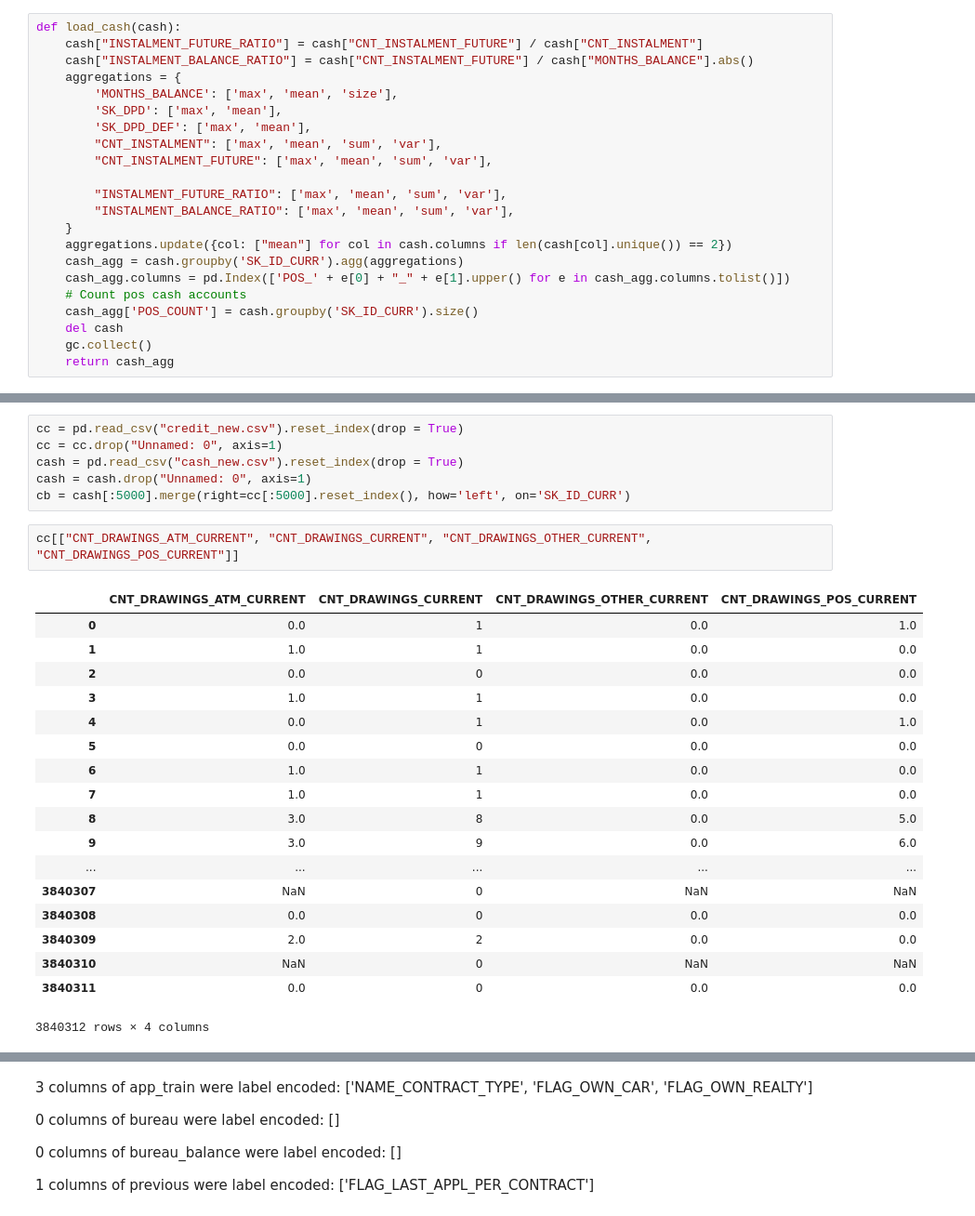
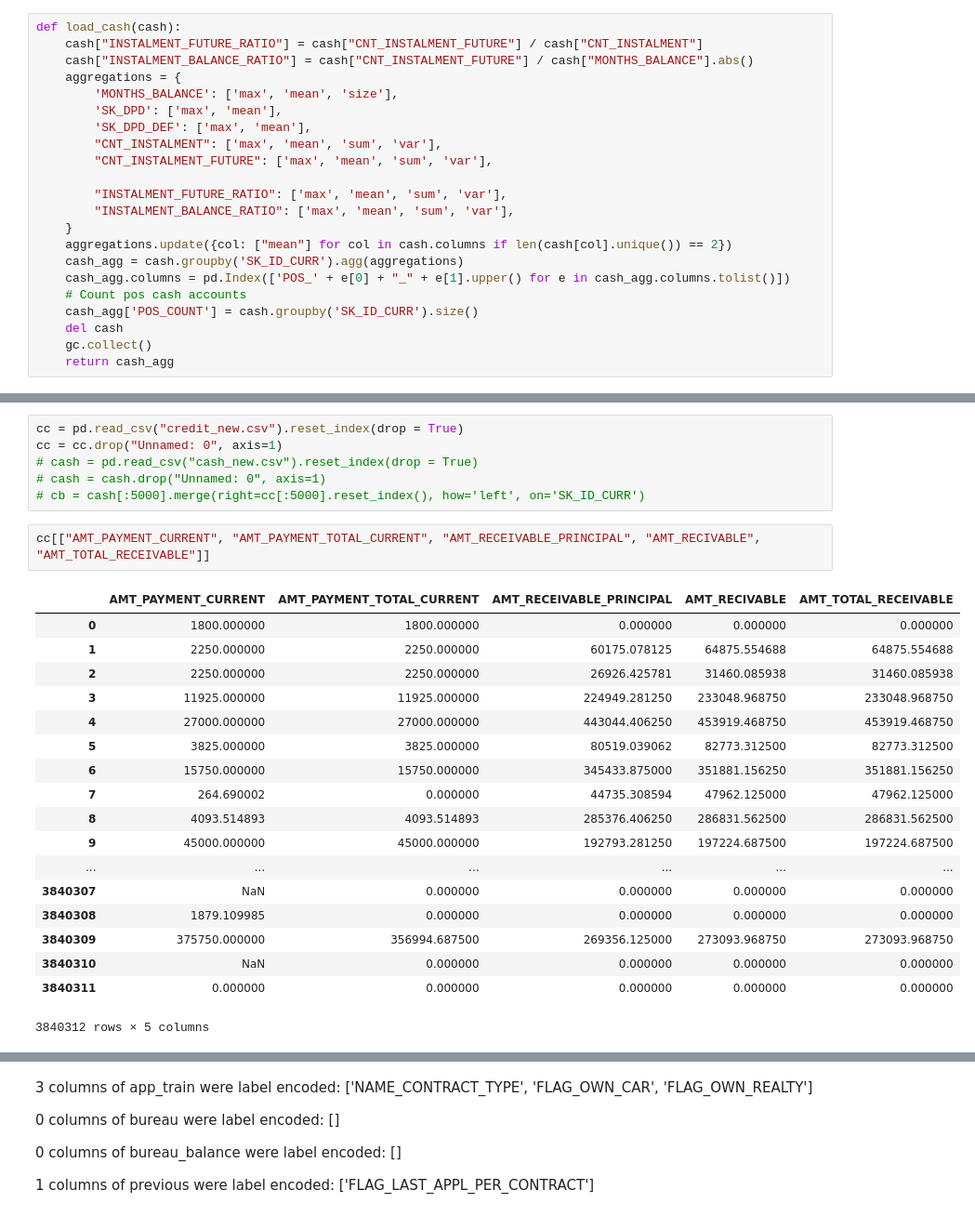
Before and after one commit to yiqiyu/homecredit, a Jupyter notebook: manual_feature_engineering.ipynb, the cells around one changed output, grey strips where cells are left out. Shown: that part at 93% size. Saved outputs shown, nothing was run; the diff lists cells and outputs as text.

```diff
--- a/manual_feature_engineering.ipynb
+++ b/manual_feature_engineering.ipynb
@@ -382,27 +392,27 @@ def load_credit(credit):
 # %%
 cc = pd.read_csv("credit_new.csv").reset_index(drop = True)
 cc = cc.drop("Unnamed: 0", axis=1)
-cash = pd.read_csv("cash_new.csv").reset_index(drop = True)
-cash = cash.drop("Unnamed: 0", axis=1)
-cb = cash[:5000].merge(right=cc[:5000].reset_index(), how='left', on='SK_ID_CURR')
+# cash = pd.read_csv("cash_new.csv").reset_index(drop = True)
+# cash = cash.drop("Unnamed: 0", axis=1)
+# cb = cash[:5000].merge(right=cc[:5000].reset_index(), how='left', on='SK_ID_CURR')
-# %%
-cc[["CNT_DRAWINGS_ATM_CURRENT", "CNT_DRAWINGS_CURRENT", "CNT_DRAWINGS_OTHER_CURRENT", "CNT_DRAWINGS_POS_CURRENT"]]
-# %% [output]
-|  | CNT_DRAWINGS_ATM_CURRENT | CNT_DRAWINGS_CURRENT | CNT_DRAWINGS_OTHER_CURRENT | CNT_DRAWINGS_POS_CURRENT |
-| 0 | 0.0 | 1 | 0.0 | 1.0 |
-| 1 | 1.0 | 1 | 0.0 | 0.0 |
-| 2 | 0.0 | 0 | 0.0 | 0.0 |
-| 3 | 1.0 | 1 | 0.0 | 0.0 |
-| 4 | 0.0 | 1 | 0.0 | 1.0 |
-| 5 | 0.0 | 0 | 0.0 | 0.0 |
-| 6 | 1.0 | 1 | 0.0 | 0.0 |
-| 7 | 1.0 | 1 | 0.0 | 0.0 |
-| 8 | 3.0 | 8 | 0.0 | 5.0 |
-| 9 | 3.0 | 9 | 0.0 | 6.0 |
-| ... | ... | ... | ... | ... |
-| 3840307 | NaN | 0 | NaN | NaN |
-| 3840308 | 0.0 | 0 | 0.0 | 0.0 |
-| 3840309 | 2.0 | 2 | 0.0 | 0.0 |
-| 3840310 | NaN | 0 | NaN | NaN |
-| 3840311 | 0.0 | 0 | 0.0 | 0.0 |
-3840312 rows × 4 columns
+# %%
+cc[["AMT_PAYMENT_CURRENT", "AMT_PAYMENT_TOTAL_CURRENT", "AMT_RECEIVABLE_PRINCIPAL", "AMT_RECIVABLE", "AMT_TOTAL_RECEIVABLE"]]
+# %% [output]
+|  | AMT_PAYMENT_CURRENT | AMT_PAYMENT_TOTAL_CURRENT | AMT_RECEIVABLE_PRINCIPAL | AMT_RECIVABLE | AMT_TOTAL_RECEIVABLE |
+| 0 | 1800.000000 | 1800.000000 | 0.000000 | 0.000000 | 0.000000 |
+| 1 | 2250.000000 | 2250.000000 | 60175.078125 | 64875.554688 | 64875.554688 |
+| 2 | 2250.000000 | 2250.000000 | 26926.425781 | 31460.085938 | 31460.085938 |
+| 3 | 11925.000000 | 11925.000000 | 224949.281250 | 233048.968750 | 233048.968750 |
+| 4 | 27000.000000 | 27000.000000 | 443044.406250 | 453919.468750 | 453919.468750 |
+| 5 | 3825.000000 | 3825.000000 | 80519.039062 | 82773.312500 | 82773.312500 |
+| 6 | 15750.000000 | 15750.000000 | 345433.875000 | 351881.156250 | 351881.156250 |
+| 7 | 264.690002 | 0.000000 | 44735.308594 | 47962.125000 | 47962.125000 |
+| 8 | 4093.514893 | 4093.514893 | 285376.406250 | 286831.562500 | 286831.562500 |
+| 9 | 45000.000000 | 45000.000000 | 192793.281250 | 197224.687500 | 197224.687500 |
+| ... | ... | ... | ... | ... | ... |
+| 3840307 | NaN | 0.000000 | 0.000000 | 0.000000 | 0.000000 |
+| 3840308 | 1879.109985 | 0.000000 | 0.000000 | 0.000000 | 0.000000 |
+| 3840309 | 375750.000000 | 356994.687500 | 269356.125000 | 273093.968750 | 273093.968750 |
+| 3840310 | NaN | 0.000000 | 0.000000 | 0.000000 | 0.000000 |
+| 3840311 | 0.000000 | 0.000000 | 0.000000 | 0.000000 | 0.000000 |
+3840312 rows × 5 columns
```
Also changed, not shown: parts of 2 cells of this notebook.
